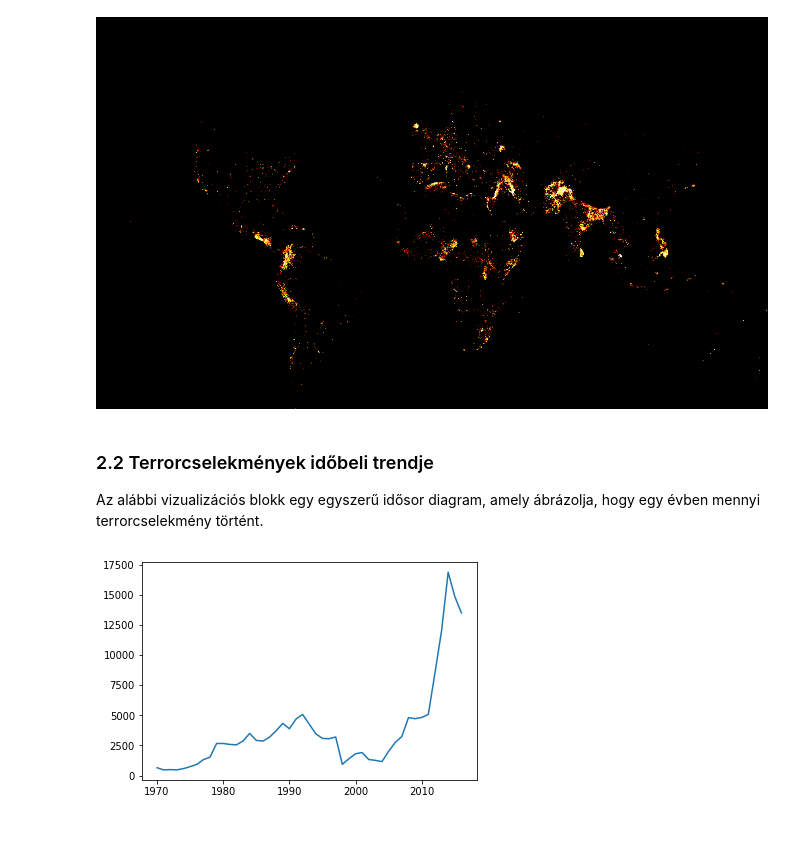
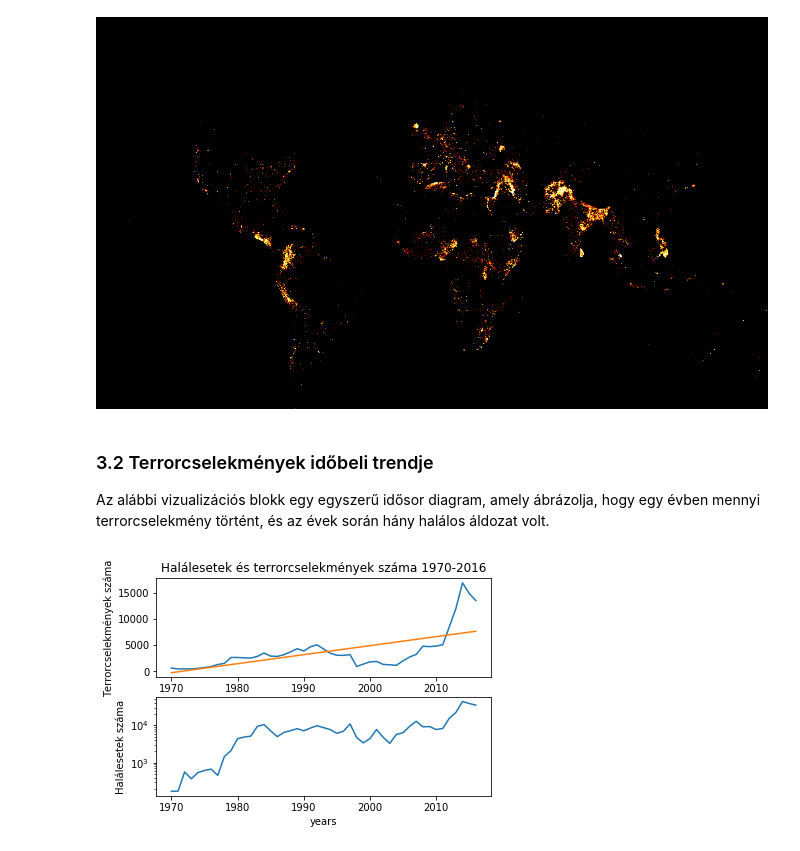
Before and after one commit to horver/big-data-hf, a Jupyter notebook: GTD2-HF.ipynb, the cells around one changed output. Drawn from its saved outputs; the diff is of its cells as text; code cells hidden in the pictures.

```diff
--- a/GTD2-HF.ipynb
+++ b/GTD2-HF.ipynb
@@ -12,0 +33,6 @@ Adatok betöltése, RDD objektumk létrehizása, külön választjuk az oszlopok
+# %%
+from pyspark import SparkContext
+from pyspark.sql import SQLContext
+
+sc = SparkContext('local', 'gtd2')
+sqlc = SQLContext(sc)
@@ -13,8 +41,7 @@ Adatok betöltése, RDD objektumk létrehizása, külön választjuk az oszlopok
 # %%
-from pyspark.sql import Row
-raw = sc.textFile("globalterrorismdb_0617dist.txt")
+raw = sc.textFile("gtd.txt")
 data = raw.map(lambda x: x.split('\t'))
 
-# Saját függvény, amely az adatnak az oszlop indexét adja vissza az oszlopnév alapján
+# Segéd függvény, amely az adatnak az oszlop indexét adja vissza az oszlopnév alapján
 def getIndexByKey(key):
     return data.take(1)[0].index(key)
@@ -52,0 +63,10 @@ df_years = pd.DataFrame.from_records(years, columns = ('year', 'count')).apply(p
+# %%
+nkill = getIndexByKey('nkill')
+rdd_years_kills = data.map(lambda x: (x[iyear], x[nkill]))\
+                      .filter(lambda x: x[0]!='iyear')\
+                      .sortByKey(1)
+
+df_years_kill = pd.DataFrame.from_records(rdd_years_kills.collect(), columns = ('year', 'killed')).apply(pd.to_numeric)
+df_years_kill = df_years_kill.groupby('year')\
+                             .sum()\
+                             .reset_index()
@@ -142,12 +211,31 @@ export(tf.shade(agg, cmap = hot, how='eq_hist'), "gtd_on_map")
 # %% [output]
 [figure]
 # %% [markdown]
-### 2.2 Terrorcselekmények időbeli trendje
-Az alábbi vizualizációs blokk egy egyszerű idősor diagram, amely ábrázolja, hogy egy évben mennyi terrorcselekmény történt.
+### 3.2 Terrorcselekmények időbeli trendje
+Az alábbi vizualizációs blokk egy egyszerű idősor diagram, amely ábrázolja, hogy egy évben mennyi terrorcselekmény történt, és az évek során hány halálos áldozat volt.
-# %%
-import matplotlib.pyplot as plt
-
-plt.plot(df_years['year'], df_years['count'])
-plt.show()
-# %% [output]
-[figure, removed]
+# %%
+from math import log10
+from matplotlib import pyplot as plt
+import numpy as np
+
+lg_counts = df_years['count'].apply(log10)
+m, b = np.polyfit(df_years['year'], df_years['count'], 1)
+
+fig = plt.figure()
+
+pl1 = fig.add_subplot(211)
+pl1.set_ylabel('Terrorcselekmények száma')
+pl1.set_title('Halálesetek és terrorcselekmények száma 1970-2016')
+plt.yscale('linear')
+pl1.plot(df_years['year'], df_years['count'])
+pl1.plot(df_years['year'], m*df_years['year']+b, '-')
+
+pl2= fig.add_subplot(212)
+pl2.set_ylabel('Halálesetek száma')
+pl2.set_xlabel('years')
+plt.yscale('log')
+pl2.plot(df_years_kill['year'], df_years_kill['killed'])
+
+plt.show()
+# %% [output]
+[figure, added]
```
Also changed, not shown: parts of 27 cells of this notebook.
